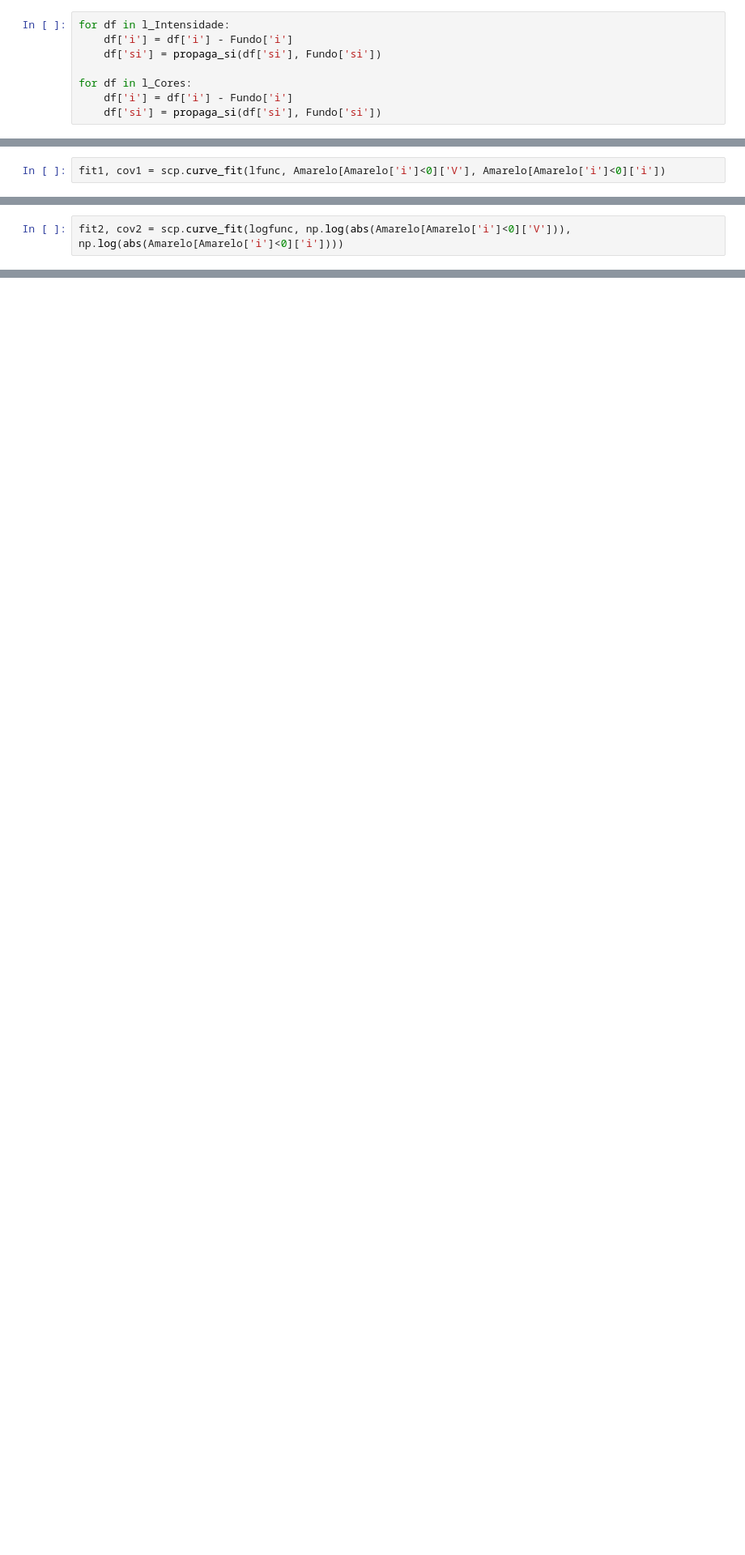
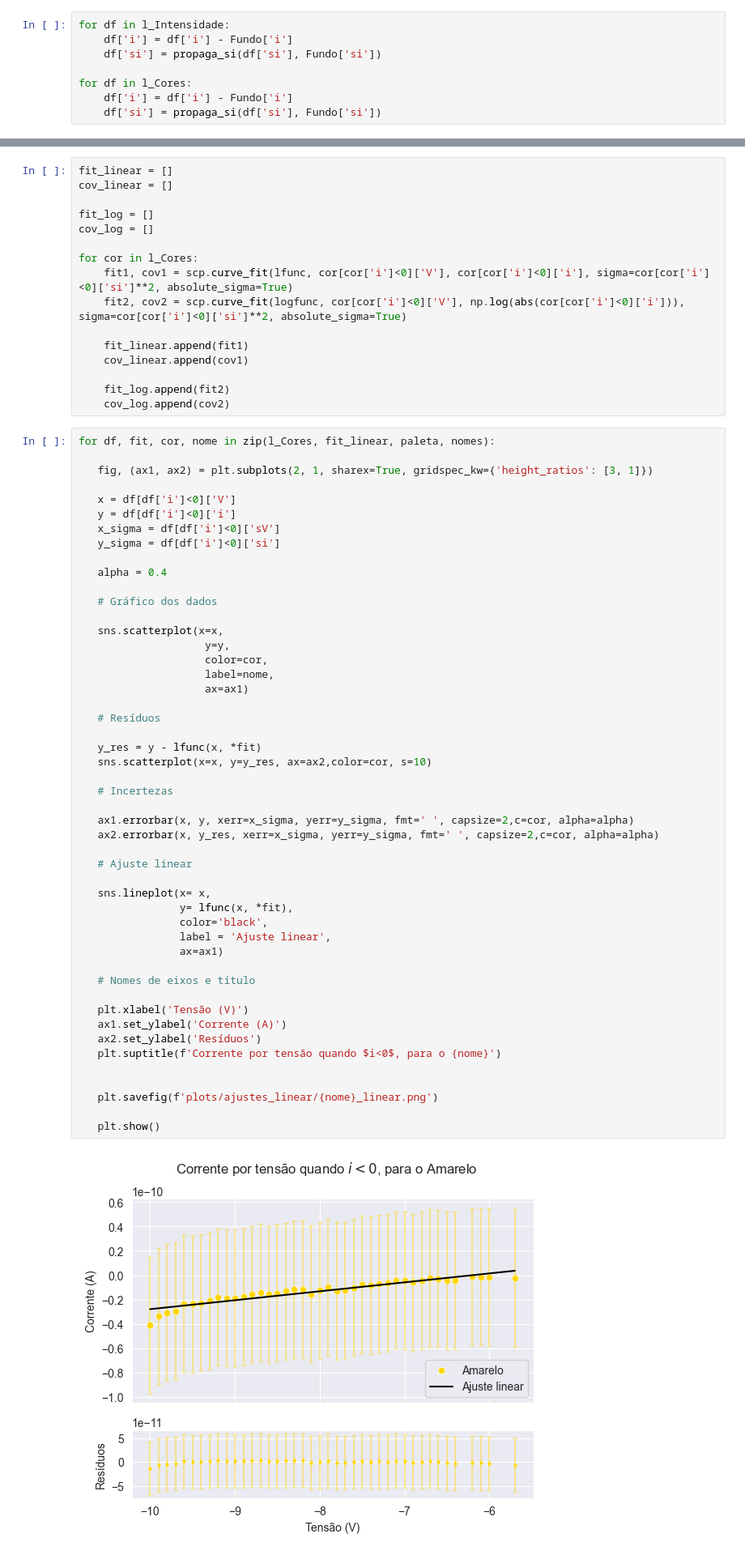
Before and after one commit to desenfados-digitais/lab_V, a Jupyter notebook: Exp1/analise.ipynb, the cells around one changed output, grey strips where cells are left out. Shown at 81% size. Cells and saved outputs as stored; diff of their text form; blank space fills up the shorter version.

```diff
--- a/Exp1/analise.ipynb
+++ b/Exp1/analise.ipynb
@@ -120,2 +115,0 @@ efunc = lambda x, A, B: -B*np.exp(-A*x)
-# %%
-fit1, cov1 = scp.curve_fit(lfunc, Amarelo[Amarelo['i']<0]['V'], Amarelo[Amarelo['i']<0]['i'])
@@ -126,2 +115,0 @@ array([7.33691609e-12, 4.54845746e-11])
-# %%
-fit2, cov2 = scp.curve_fit(logfunc, np.log(abs(Amarelo[Amarelo['i']<0]['V'])), np.log(abs(Amarelo[Amarelo['i']<0]['i'])))
@@ -164,0 +116,67 @@ ep.residual_plot(Amarelo[Amarelo['i']<0]['V'],
+# %%
+fit_linear = []
+cov_linear = []
+
+fit_log = []
+cov_log = []
+
+for cor in l_Cores:
+    fit1, cov1 = scp.curve_fit(lfunc, cor[cor['i']<0]['V'], cor[cor['i']<0]['i'], sigma=cor[cor['i']<0]['si']**2, absolute_sigma=True)
+    fit2, cov2 = scp.curve_fit(logfunc, cor[cor['i']<0]['V'], np.log(abs(cor[cor['i']<0]['i'])), sigma=cor[cor['i']<0]['si']**2, absolute_sigma=True)
+
+    fit_linear.append(fit1)
+    cov_linear.append(cov1)
+
+    fit_log.append(fit2)
+    cov_log.append(cov2)
+# %%
+for df, fit, cor, nome in zip(l_Cores, fit_linear, paleta, nomes):
+
+   fig, (ax1, ax2) = plt.subplots(2, 1, sharex=True, gridspec_kw={'height_ratios': [3, 1]})
+
+   x = df[df['i']<0]['V']
+   y = df[df['i']<0]['i']
+   x_sigma = df[df['i']<0]['sV']
+   y_sigma = df[df['i']<0]['si']
+
+   alpha = 0.4
+
+   # Gráfico dos dados
+
+   sns.scatterplot(x=x,
+                    y=y,
+                    color=cor,
+                    label=nome,
+                    ax=ax1)
+
+   # Resíduos
+
+   y_res = y - lfunc(x, *fit)
+   sns.scatterplot(x=x, y=y_res, ax=ax2,color=cor, s=10)
+
+   # Incertezas
+
+   ax1.errorbar(x, y, xerr=x_sigma, yerr=y_sigma, fmt=' ', capsize=2,c=cor, alpha=alpha)
+   ax2.errorbar(x, y_res, xerr=x_sigma, yerr=y_sigma, fmt=' ', capsize=2,c=cor, alpha=alpha)
+
+   # Ajuste linear
+
+   sns.lineplot(x= x,
+                y= lfunc(x, *fit),
+                color='black',
+                label = 'Ajuste linear',
+                ax=ax1)
+
+   # Nomes de eixos e título
+
+   plt.xlabel('Tensão (V)')
+   ax1.set_ylabel('Corrente (A)')
+   ax2.set_ylabel('Resíduos')
+   plt.suptitle(f'Corrente por tensão quando $i<0$, para o {nome}')
+
+
+   plt.savefig(f'plots/ajustes_linear/{nome}_linear.png')
+
+   plt.show()
+# %% [output]
+[figure, added]
```
Also changed, not shown: parts of 23 cells of this notebook, 16 other files.
